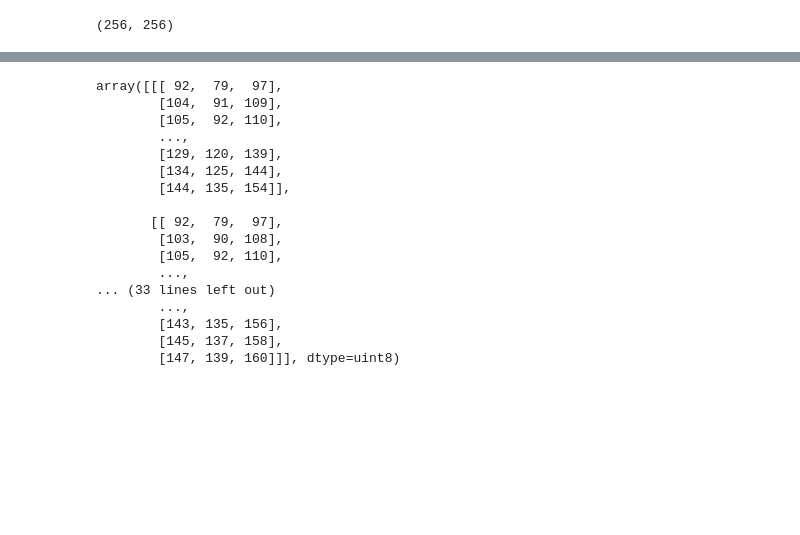
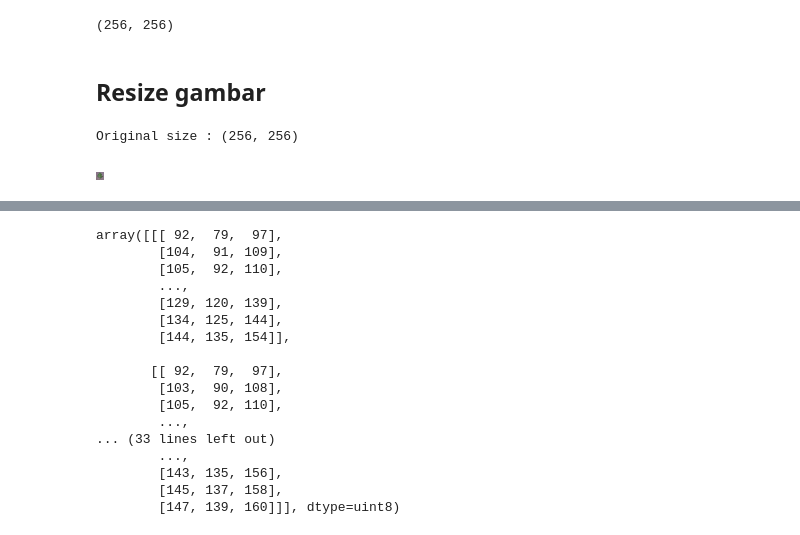
Before and after one commit to trifarameliniaa/SKRIPSI, a Jupyter notebook: file skripsinya fara.ipynb, the cells around one changed output, grey strips where cells are left out. Drawn from its saved outputs; the diff is of its cells as text; code cells hidden in the pictures; blank space fills up the shorter version.

```diff
--- a/file skripsinya fara.ipynb
+++ b/file skripsinya fara.ipynb
@@ -17,3 +17,16 @@ img
 img.size
 # %% [output]
 (256, 256)
+# %% [markdown]
+## Resize gambar
+# %%
+from PIL import Image
+
+image = Image.open('/content/D1.jpg')
+print(f"Original size : {image.size}") # 5464x3640
+
+sunset_resized = image.resize((8, 8))
+sunset_resized
+# %% [output]
+Original size : (256, 256)
+[figure, added]
```
Also changed, not shown: parts of 12 cells of this notebook.
